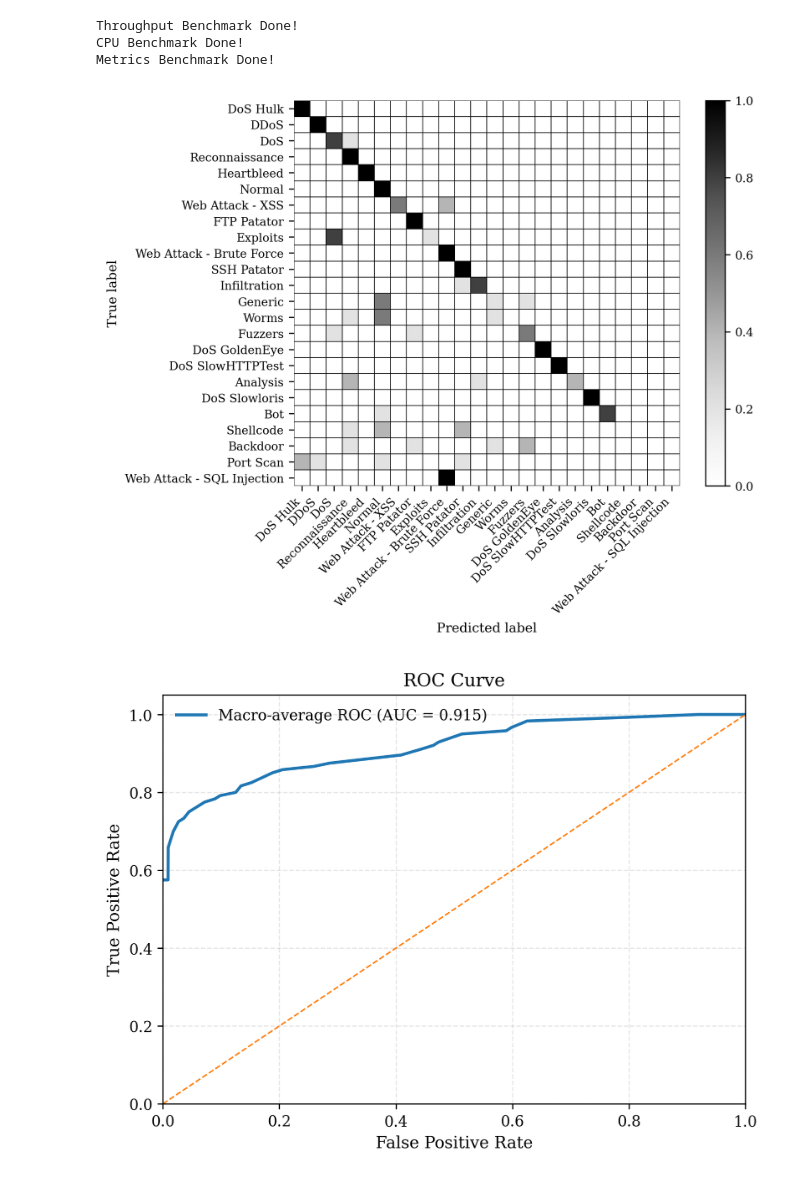
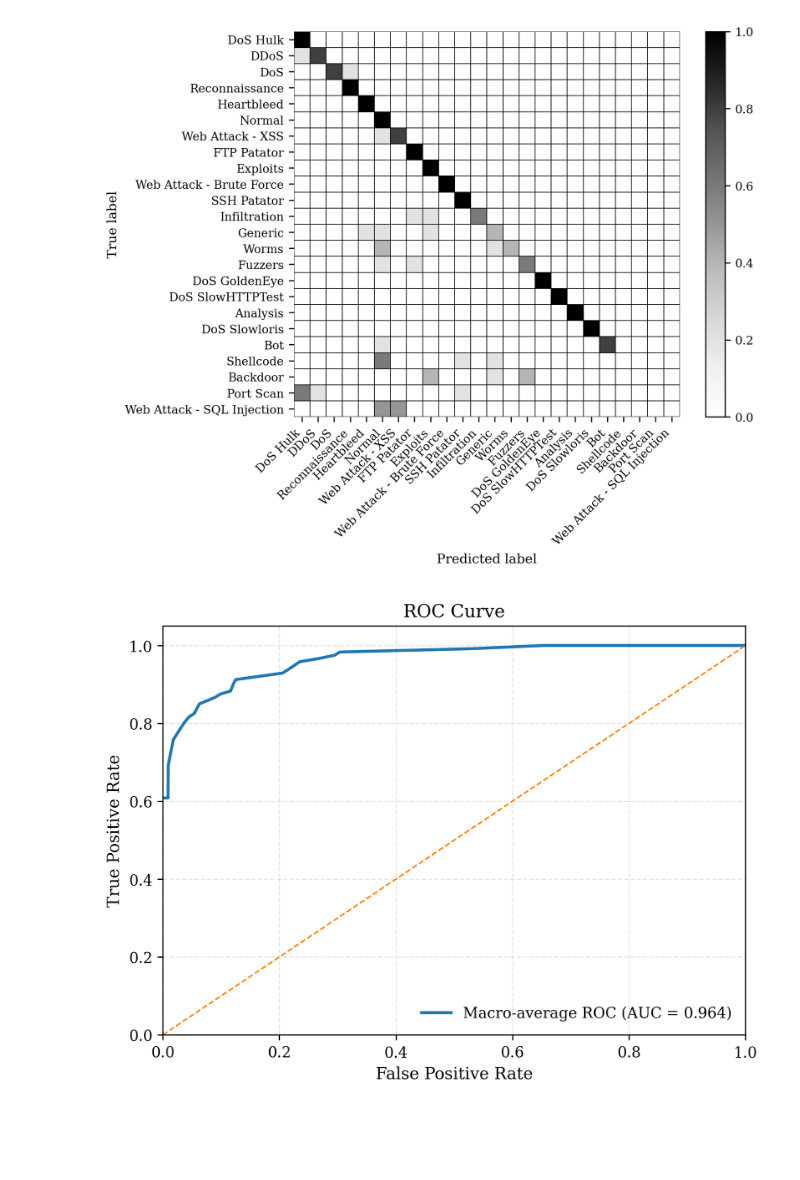
Before and after one commit to FornesJ/Network-Packet-ML-Model, a Jupyter notebook: notebooks/pruning_quantization/pruned_model.ipynb, the cells around one changed output. Cells and saved outputs as stored; diff of their text form; code cells hidden in the pictures; blank space fills up the shorter version.

```diff
--- a/notebooks/pruning_quantization/pruned_model.ipynb
+++ b/notebooks/pruning_quantization/pruned_model.ipynb
@@ -14,11 +14,11 @@ from compact.pruning import prune_mlp_model, prune_rnn_model, prune_cnn_model
 warnings.filterwarnings("ignore")
 # %%
 conf = Config()
-load_model = MLP_Models()
+#load_model = MLP_Models()
 #load_model = LSTM_Models()
-#load_model = GRU_Models()
+load_model = GRU_Models()
 #load_model = CNN_models()
-model_conf = load_model.mlp_4
+model_conf = load_model.gru_4
 model = load_model.get_model(model_conf)
 model.load()
 print(conf.device)
@@ -66,7 +66,7 @@ Checkpoint loaded from /global/D1/homes/jorgetf/Network-Packet-ML-Model/checkpoi
 # %%
 # benchmark model
 name = "pruned_" + model_conf["name"]
-result_path = os.path.join(conf.benchmark_host, "pruned_quantized_model", name + ".csv")
+result_path = os.path.join(conf.benchmark_dpu, "pruned_quantized_model", name + ".csv")
 plot_path = os.path.join(conf.plot, conf.location, "pruned_quantized_model")
 
 benchmark = Benchmark(model, loader, conf.batch_size, name, result_path, runs=length)
@@ -83,6 +85,3 @@ ERROR:2026-01-29 16:58:24 3906297:3906297 DeviceProperties.cpp:47] gpuGetDeviceC
-Throughput Benchmark Done!
-CPU Benchmark Done!
-Metrics Benchmark Done!
-[figure, old version]
+[figure, new version]
-[figure, old version]
+[figure, new version]
 |  | Section | Metric | Value |
```
Also changed, not shown: parts of 3 cells of this notebook, 3 other files.
